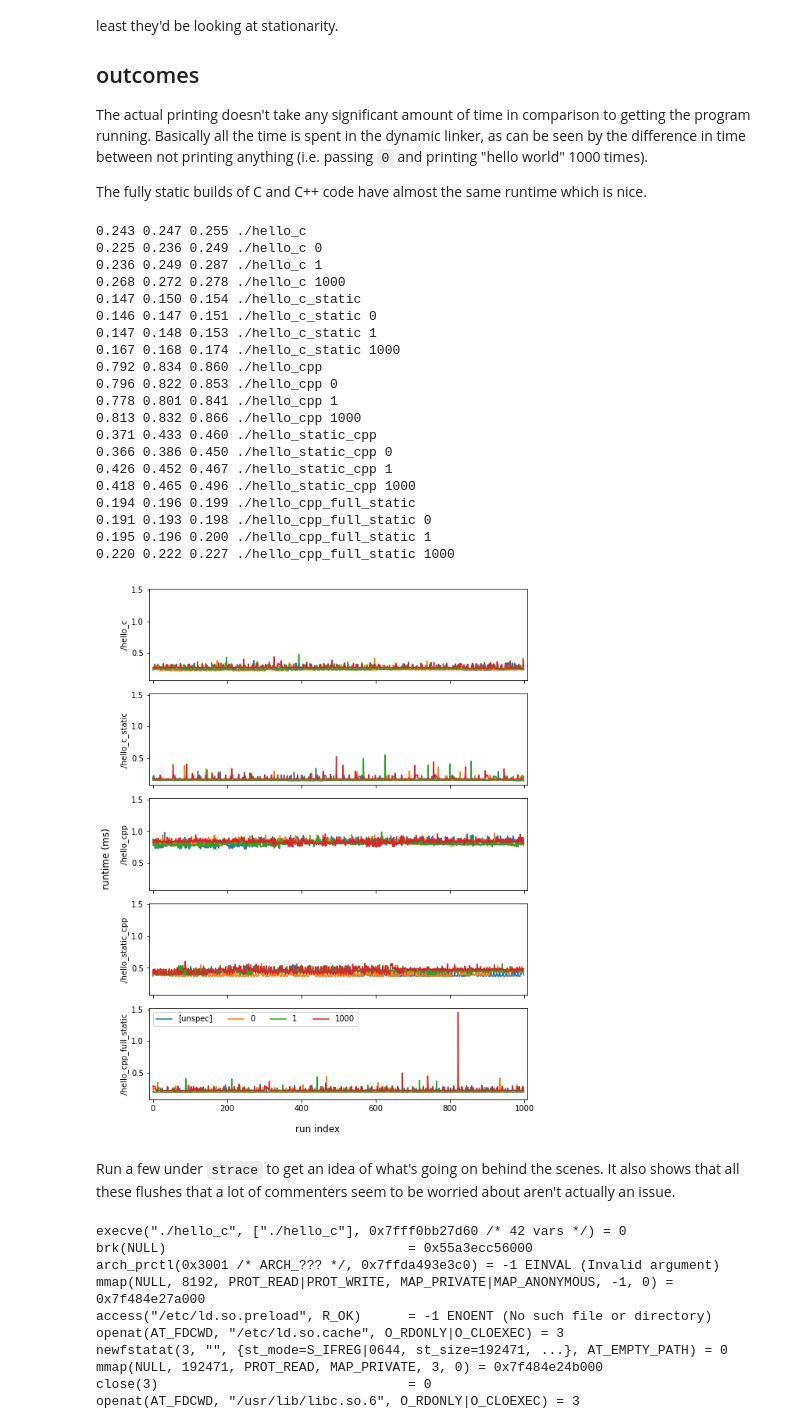
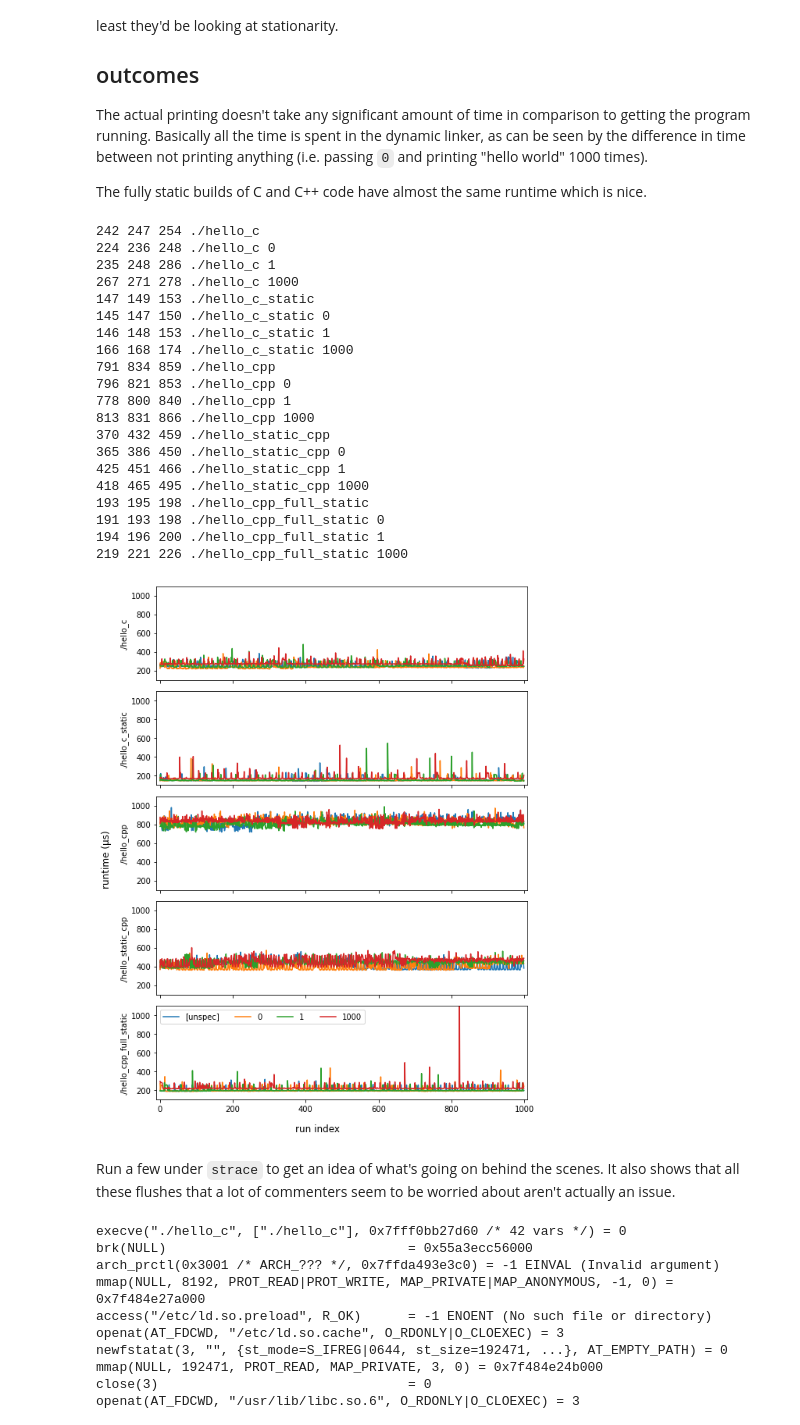
Before and after one commit to smason/lemire-hello, a Jupyter notebook: analysis.ipynb, the cells around one changed output. Saved outputs shown, nothing was run; the diff lists cells and outputs as text; code cells hidden in the pictures.

Commit message:
nicer plots
microseconds in y axis and improve margins

```diff
--- a/analysis.ipynb
+++ b/analysis.ipynb
@@ -25,53 +25,57 @@ The fully static builds of C and C++ code have almost the same runtime which is
 # %%
 progs = 'hello_c hello_c_static hello_cpp hello_static_cpp hello_cpp_full_static'.split()
 
 fig, axs = plt.subplots(nrows=len(progs), figsize=(8, 10), sharex=True, sharey=True)
 
 for prog, ax in zip(progs, axs):
     data = load_times(f'{prog}.json')
 
     for command, times in data.items():
+        times *= 1_000_000
+
         [cmd, extra] = command.split(' ', 1)
         if not extra:
             extra = '[unspec]'
-        ax.plot(times * 1000, label=extra)
+        ax.plot(times, label=extra)
 
-        qs = np.quantile(times * 1000, [0.16, 0.5, 0.84])
-        print(*(f'{v:.3f}' for v in qs), command)
+        qs = np.quantile(times, [0.16, 0.5, 0.84])
+        print(*map(int, qs), command)
 
     ax.set_ylabel(cmd)
     ax.margins(x=0.01)
+
+ax.set_ylim(100, 1100)
 
 # legends are all the same, not point showing them every time
 ax.legend(loc='upper left', ncol=4)
 
 fig.supxlabel("run index")
-fig.supylabel("runtime (ms)")
+fig.supylabel("runtime (µs)")
 fig.tight_layout()
 # %% [output]
-0.243 0.247 0.255 ./hello_c
-0.225 0.236 0.249 ./hello_c 0
-0.236 0.249 0.287 ./hello_c 1
-0.268 0.272 0.278 ./hello_c 1000
-0.147 0.150 0.154 ./hello_c_static
-0.146 0.147 0.151 ./hello_c_static 0
-0.147 0.148 0.153 ./hello_c_static 1
-0.167 0.168 0.174 ./hello_c_static 1000
-0.792 0.834 0.860 ./hello_cpp
-0.796 0.822 0.853 ./hello_cpp 0
-0.778 0.801 0.841 ./hello_cpp 1
-0.813 0.832 0.866 ./hello_cpp 1000
-0.371 0.433 0.460 ./hello_static_cpp
-0.366 0.386 0.450 ./hello_static_cpp 0
-0.426 0.452 0.467 ./hello_static_cpp 1
-0.418 0.465 0.496 ./hello_static_cpp 1000
-0.194 0.196 0.199 ./hello_cpp_full_static
-0.191 0.193 0.198 ./hello_cpp_full_static 0
-0.195 0.196 0.200 ./hello_cpp_full_static 1
-0.220 0.222 0.227 ./hello_cpp_full_static 1000
+242 247 254 ./hello_c
+224 236 248 ./hello_c 0
+235 248 286 ./hello_c 1
+267 271 278 ./hello_c 1000
+147 149 153 ./hello_c_static
+145 147 150 ./hello_c_static 0
+146 148 153 ./hello_c_static 1
+166 168 174 ./hello_c_static 1000
+791 834 859 ./hello_cpp
+796 821 853 ./hello_cpp 0
+778 800 840 ./hello_cpp 1
+813 831 866 ./hello_cpp 1000
+370 432 459 ./hello_static_cpp
+365 386 450 ./hello_static_cpp 0
+425 451 466 ./hello_static_cpp 1
+418 465 495 ./hello_static_cpp 1000
+193 195 198 ./hello_cpp_full_static
+191 193 198 ./hello_cpp_full_static 0
+194 196 200 ./hello_cpp_full_static 1
+219 221 226 ./hello_cpp_full_static 1000
-[figure, old version]
+[figure, new version]
-# %% [markdown]
-Run a few under `strace` to get an idea of what's going on behind the scenes.  It also shows that all these flushes that a lot of commenters seem to be worried about aren't actually an issue.
+# %% [markdown]
+Run a few under `strace` to get an idea of what's going on behind the scenes.  It also shows that all these flushes that a lot of commenters seem to be worried about aren't actually an issue.
 # %%
 !strace ./hello_c
 # %% [output]
```
